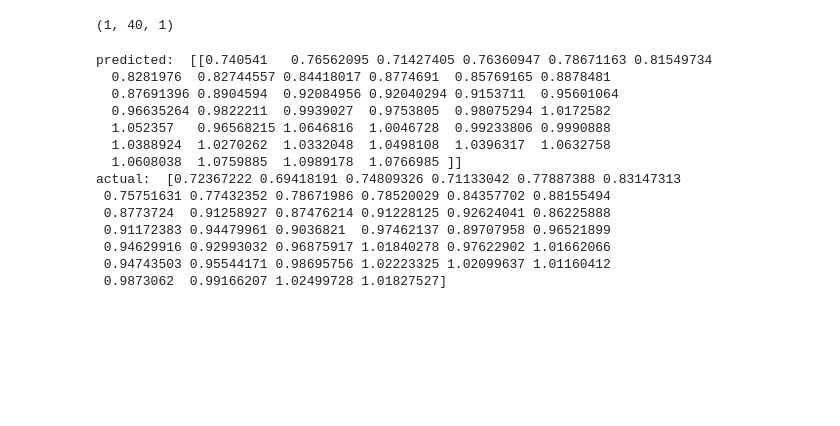
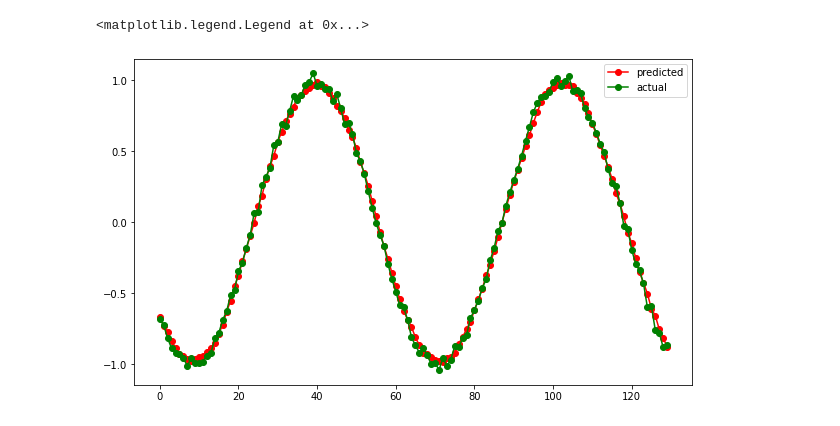
Before and after one commit to zahra-zarrabi/RNN, a Jupyter notebook: RNN_Regressor.ipynb, the cells around one changed output. Saved outputs shown, nothing was run; the diff lists cells and outputs as text; code cells hidden in the pictures; blank space fills up the shorter version.

```diff
--- a/RNN_Regressor.ipynb
+++ b/RNN_Regressor.ipynb
@@ -18,10 +24,9 @@ plt.show()
 def convertToDataset(signal, step):
   X = []
   Y = []
-  for i in range(len(signal)-2*step):
-    j = i + step
-    X.append(signal[i:j])
-    Y.append(signal[j:j+step])
+  for i in range(len(signal)-step):
+    X.append(signal[i:i+step-1])
+    Y.append(signal[i+step-1])
   return np.array(X), np.array(Y)
 # %%
 X, Y = convertToDataset(data_sin, 40)
@@ -39,7 +50,7 @@ print(X_test.shape)
 # %%
 model = tf.keras.models.Sequential([
    layers.SimpleRNN(units=64, input_shape=(None, 1)),
-   layers.Dense(40, activation='linear')
+   layers.Dense(1, activation='linear')
 ])
 # %%
 model.compile(optimizer=tf.keras.optimizers.Adam(),
@@ -73,29 +84,19 @@ model.evaluate(X_test, Y_test)
-# %%
-print(x.shape)
-# %% [output]
-(1, 40, 1)
 # %%
-N = 80
+N = 170
 t = np.arange(0, N)
-data = np.sin(0.02*t) + np.random.uniform(-0.05, 0.05, N)
-x = data[:40]
-y = data[40:]
-x = x.reshape(1, -1, 1)
-predicted = model.predict(x)
-print('predicted: ', predicted)
-print('actual: ', y)
+data_sin = np.sin(0.1*t) + np.random.uniform(-0.05, 0.05, N)
+step = 40
+plt.figure(figsize=(10, 6))
+predicted = []
+actual = []
+for i in range(len(data_sin)-step):
+    X = data_sin[i:i+step]
+    x = X.reshape(1, -1, 1)
+    predicted.append(model.predict(x[:, :-1, :])[0, 0])
+    actual.append(X[-1])
+plt.plot(predicted, color='red', marker='o',label='predicted')
+plt.plot(actual, color='green', marker='o', label='actual')
+plt.legend()
 # %% [output]
-predicted:  [[0.740541   0.76562095 0.71427405 0.76360947 0.78671163 0.81549734
-  0.8281976  0.82744557 0.84418017 0.8774691  0.85769165 0.8878481
-  0.87691396 0.8904594  0.92084956 0.92040294 0.9153711  0.95601064
-  0.96635264 0.9822211  0.9939027  0.9753805  0.98075294 1.0172582
-  1.052357   0.96568215 1.0646816  1.0046728  0.99233806 0.9990888
-  1.0388924  1.0270262  1.0332048  1.0498108  1.0396317  1.0632758
-  1.0608038  1.0759885  1.0989178  1.0766985 ]]
-actual:  [0.72367222 0.69418191 0.74809326 0.71133042 0.77887388 0.83147313
- 0.75751631 0.77432352 0.78671986 0.78520029 0.84357702 0.88155494
- 0.8773724  0.91258927 0.87476214 0.91228125 0.92624041 0.86225888
- 0.91172383 0.94479961 0.9036821  0.97462137 0.89707958 0.96521899
- 0.94629916 0.92993032 0.96875917 1.01840278 0.97622902 1.01662066
- 0.94743503 0.95544171 0.98695756 1.02223325 1.02099637 1.01160412
- 0.9873062  0.99166207 1.02499728 1.01827527]
+<matplotlib.legend.Legend at 0x...>
+[figure, added]
```
Also changed, not shown: parts of 9 cells of this notebook.
